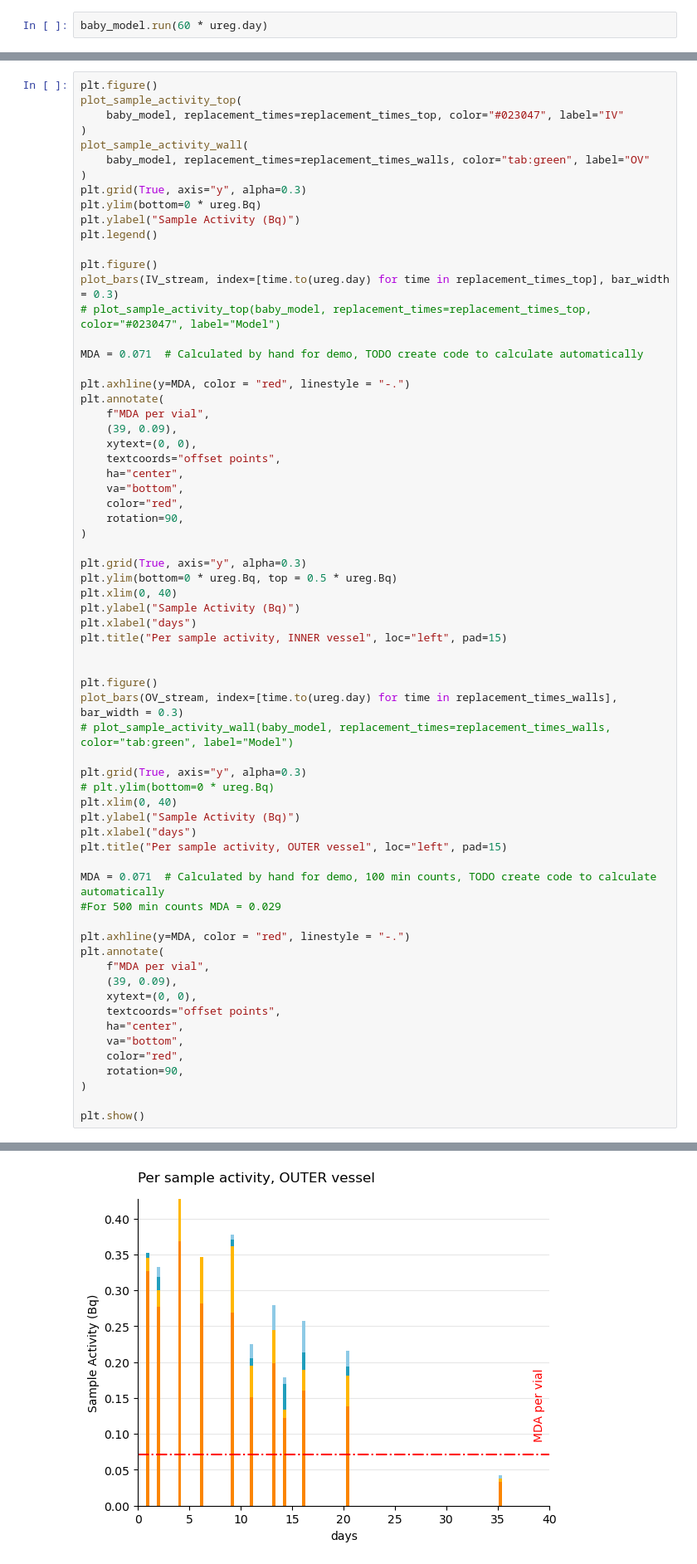
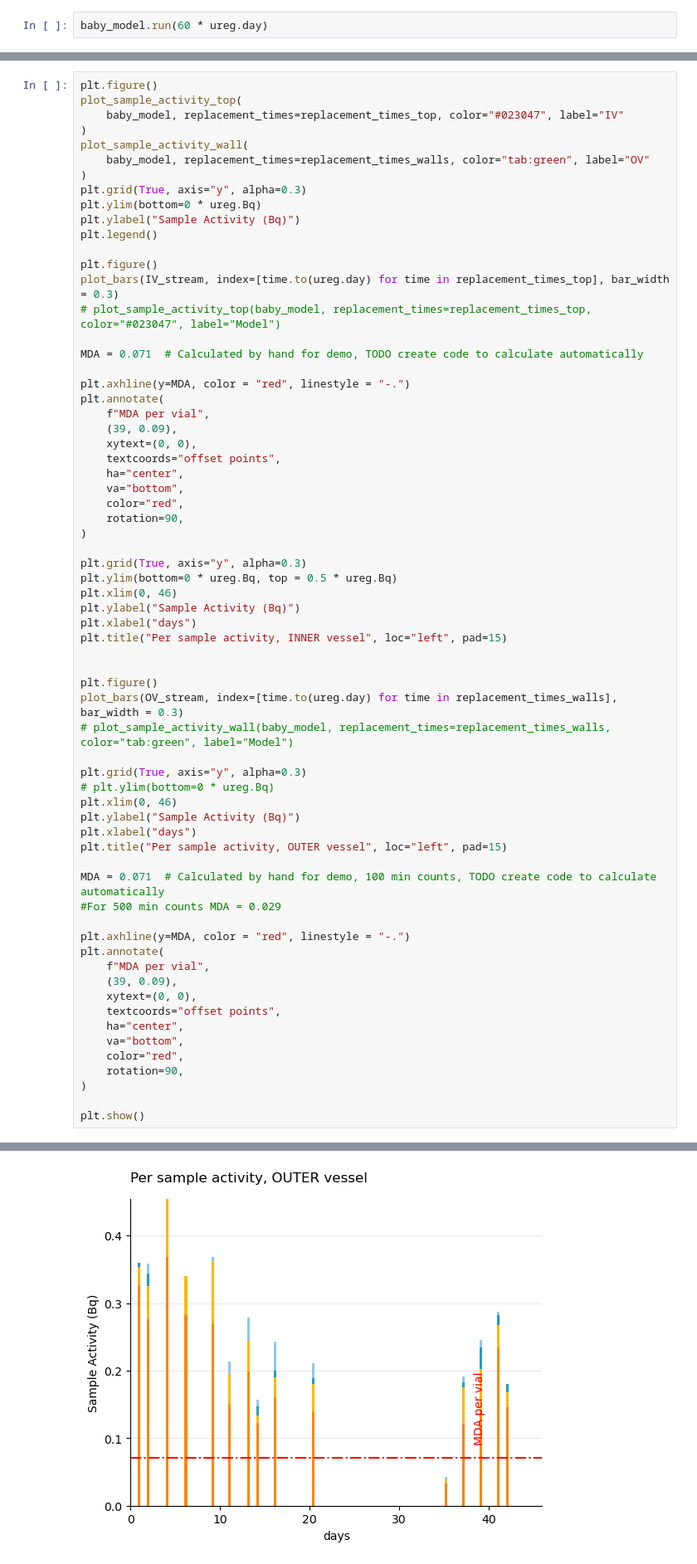
Before and after one commit to veliki-filozof/BABY-1L-run-11, a Jupyter notebook: analysis/tritium/tritium_model.ipynb, the cells around one changed output, grey strips where cells are left out. Shown at 83% size. Cells and saved outputs as stored; diff of their text form.

```diff
--- a/analysis/tritium/tritium_model.ipynb
+++ b/analysis/tritium/tritium_model.ipynb
@@ -212,7 +212,7 @@ plt.annotate(
 
 plt.grid(True, axis="y", alpha=0.3)
 plt.ylim(bottom=0 * ureg.Bq, top = 0.5 * ureg.Bq)
-plt.xlim(0, 40)
+plt.xlim(0, 46)
 plt.ylabel("Sample Activity (Bq)")
 plt.xlabel("days")
 plt.title("Per sample activity, INNER vessel", loc="left", pad=15)
@@ -224,7 +224,7 @@ plot_bars(OV_stream, index=[time.to(ureg.day) for time in replacement_times_wall
 
 plt.grid(True, axis="y", alpha=0.3)
 # plt.ylim(bottom=0 * ureg.Bq)
-plt.xlim(0, 40)
+plt.xlim(0, 46)
 plt.ylabel("Sample Activity (Bq)")
 plt.xlabel("days")
 plt.title("Per sample activity, OUTER vessel", loc="left", pad=15)
@@ -251,4 +251,4 @@ plt.show()
-[figure, old version]
+[figure, new version]
 # %% [markdown]
 ## How did $k_\mathrm{top}$ improve compared to run 1
 # %%
```
Also changed, not shown: parts of 6 cells of this notebook.
